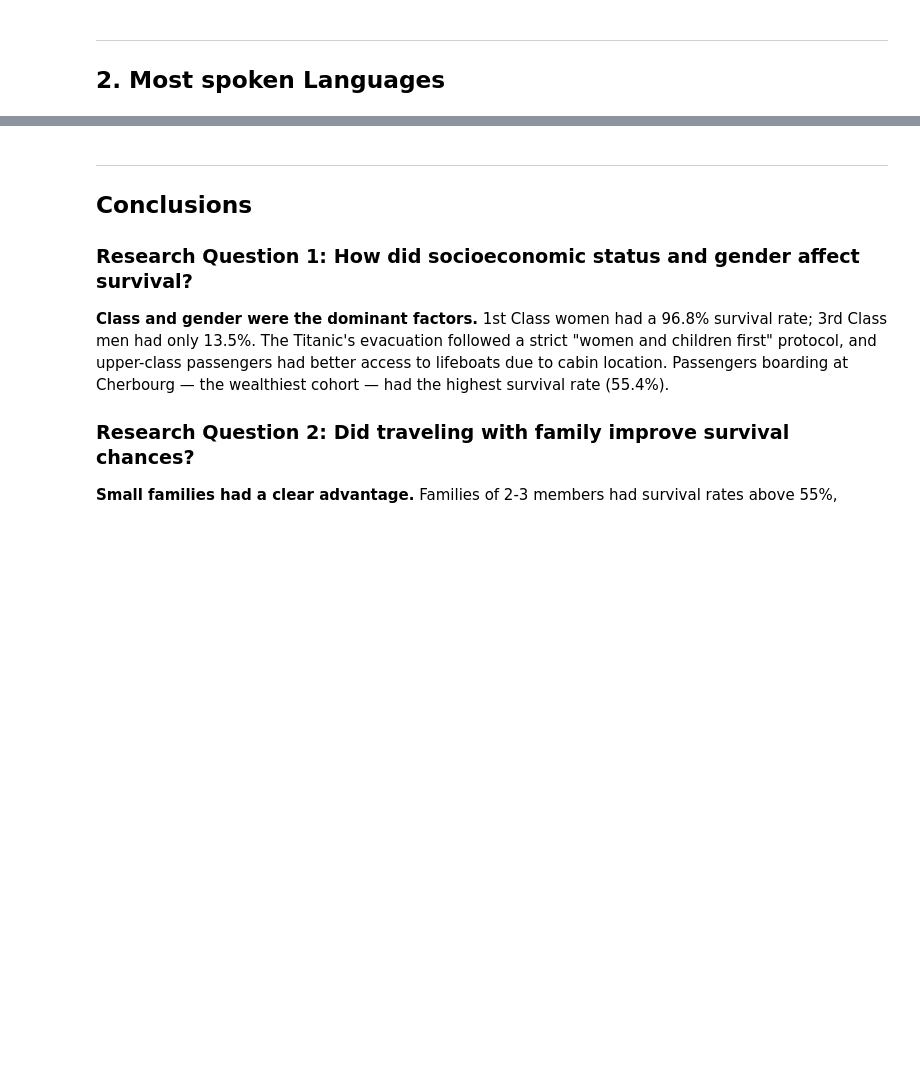
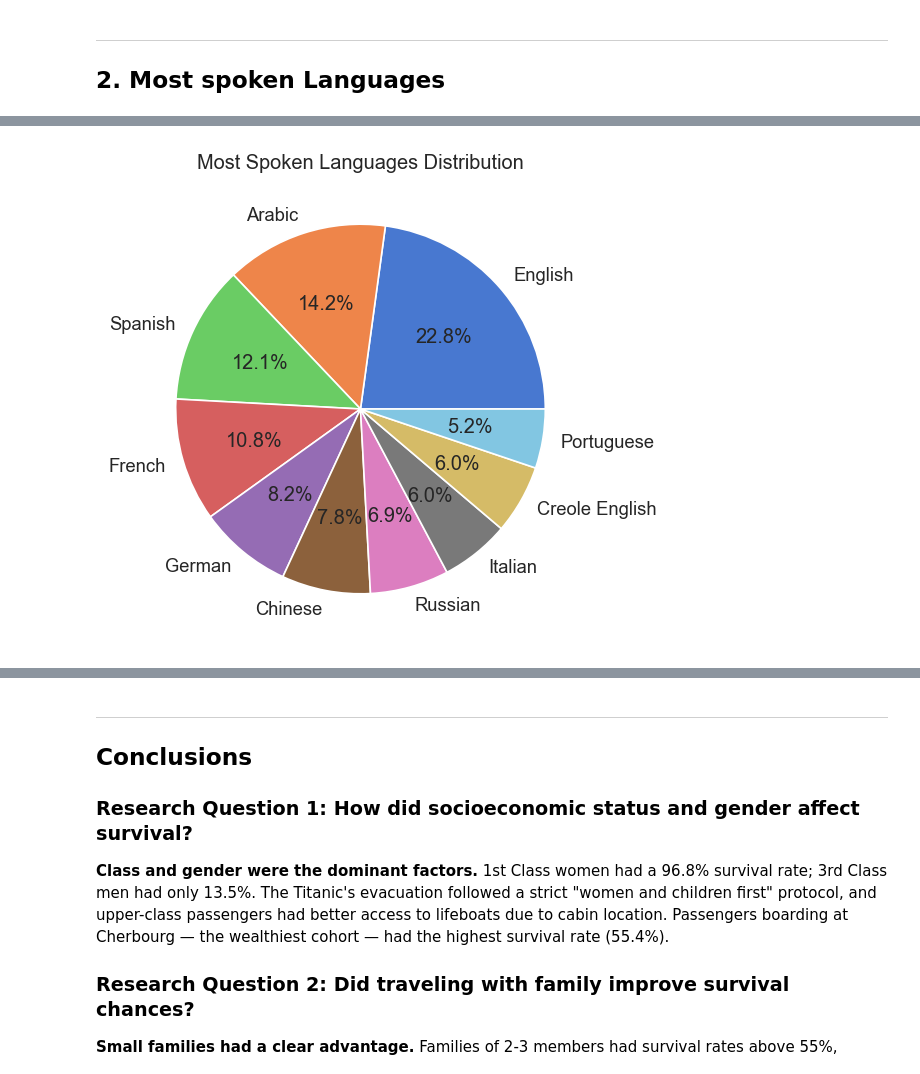
Before and after one commit to radhikaurhekar/Population-Diversity-Study, a Jupyter notebook: data_analysis_graphics.ipynb, the cells around one changed output, grey strips where cells are left out. Saved outputs shown, nothing was run; the diff lists cells and outputs as text; code cells hidden in the pictures; blank space fills up the shorter version.

```diff
--- a/data_analysis_graphics.ipynb
+++ b/data_analysis_graphics.ipynb
@@ -367,0 +166,22 @@ plt.show()
+# %%
+import matplotlib.pyplot as plt
+
+# Data
+languages = [
+    "English", "Arabic", "Spanish", "French", "German",
+    "Chinese", "Russian", "Italian", "Creole English", "Portuguese"
+]
+
+most_spoken = [53, 33, 28, 25, 19, 18, 16, 14, 14, 12]
+
+# Create pie chart
+plt.figure()
+plt.pie(most_spoken, labels=languages, autopct='%1.1f%%')
+
+# Title
+plt.title("Most Spoken Languages Distribution")
+
+# Show chart
+plt.show()
+# %% [output]
+[figure, added]
```
Also changed, not shown: parts of 42 cells of this notebook.
